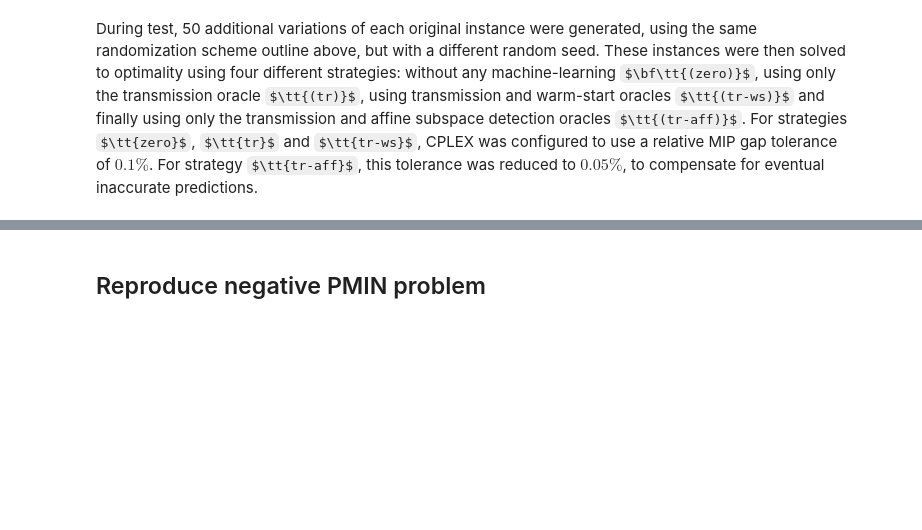
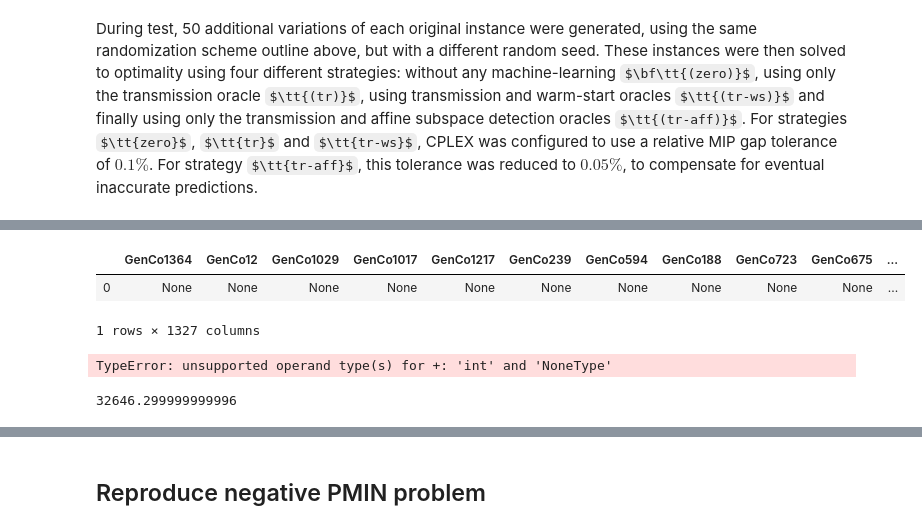
Before and after one commit to djinnome/Xavier2019, a Jupyter notebook: Xavier2019.ipynb, the cells around one changed output, grey strips where cells are left out. Saved outputs shown, nothing was run; the diff lists cells and outputs as text; code cells hidden in the pictures; some formulas as TeX source; blank space fills up the shorter version.

Commit message:
scip now works (almost)

```diff
--- a/Xavier2019.ipynb
+++ b/Xavier2019.ipynb
@@ -74,7 +94,9 @@ case5.load
 # %%
+import sys
+sys.path.append('/Users/zuck016/Projects/Proposals/DataModelConvergence_2019/scipoptsuite-6.0.2/scip/interfaces/ampl/build')
 try:
     model5 = build_model(case5, generator_df)
-    model5.solve(solver='glpk', verbose=True)
+    model5.solve(solver='scip', verbose=True)
 except ValueError as e:
     print(e)
 
@@ -546,3 +554,7 @@ case6495rte
 case6515rte
 # %% [markdown]
 During test, 50 additional variations of each original instance were generated, using the same randomization scheme outline above, but with a different random seed. These instances were then solved to optimality using four different strategies: without any machine-learning $\bf\tt{(zero)}$, using only the transmission oracle $\tt{(tr)}$, using transmission and warm-start oracles $\tt{(tr-ws)}$ and finally using only the transmission and affine subspace detection oracles $\tt{(tr-aff)}$. For strategies $\tt{zero}$, $\tt{tr}$ and $\tt{tr-ws}$, CPLEX was configured to use a relative MIP gap tolerance of $0.1\%$. For strategy $\tt{tr-aff}$, this tolerance was reduced to $0.05\%$, to compensate for eventual inaccurate predictions.
+# %%
+for case in cases:
+    scuc[case] = build_model( matpower[case])
+    scuc[case].solve()
@@ -548,0 +601,8 @@ During test, 50 additional variations of each original instance were generated,
+# %%
+for i in range(3):
+    generator_cost = pd.read_csv('{}/{}_gencost_{:03d}.csv'.format(case, case, i),index_col=0)
+    matpower[case].gencost = generator_cost
+    bus_load = pd.read_csv('{}/{}_load_{:03d}.csv'.format(case, case,i),index_col=0)
+    matpower[case].load = bus_load
+    scuc[case,i] = build_model(matpower[case])
+    scuc[case,i].solve(verbose=True)
@@ -548,0 +647,15 @@ During test, 50 additional variations of each original instance were generated,
+# %%
+scuc[case].results.power_generated
+# %% [output]
+|  | GenCo1364 | GenCo12 | GenCo1029 | GenCo1017 | GenCo1217 | GenCo239 | GenCo594 | GenCo188 | GenCo723 | GenCo675 | ... |
+| 0 | None | None | None | None | None | None | None | None | None | None | ... |
+1 rows × 1327 columns
+# %%
+scuc[case].results.production_cost
+# %% [output]
+TypeError: unsupported operand type(s) for +: 'int' and 'NoneType'
+# %%
+uc = scuc[case].results.unit_commitment
+scuc[case].results.noload_cost
+# %% [output]
+32646.299999999996
```
Also changed, not shown: parts of 10 cells of this notebook.
